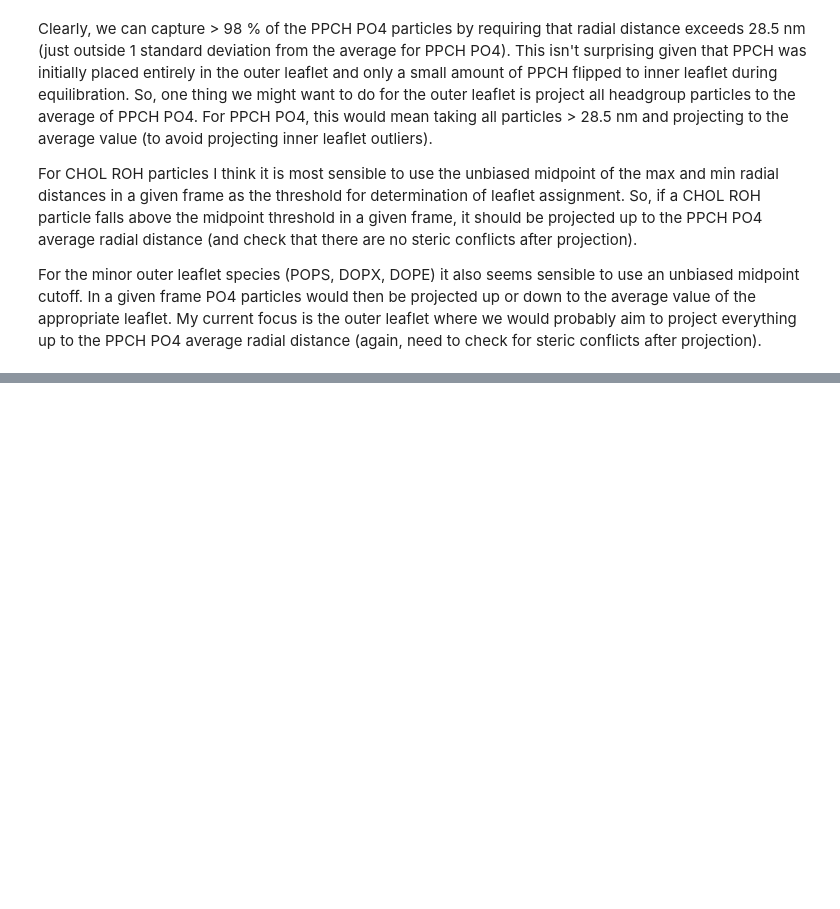
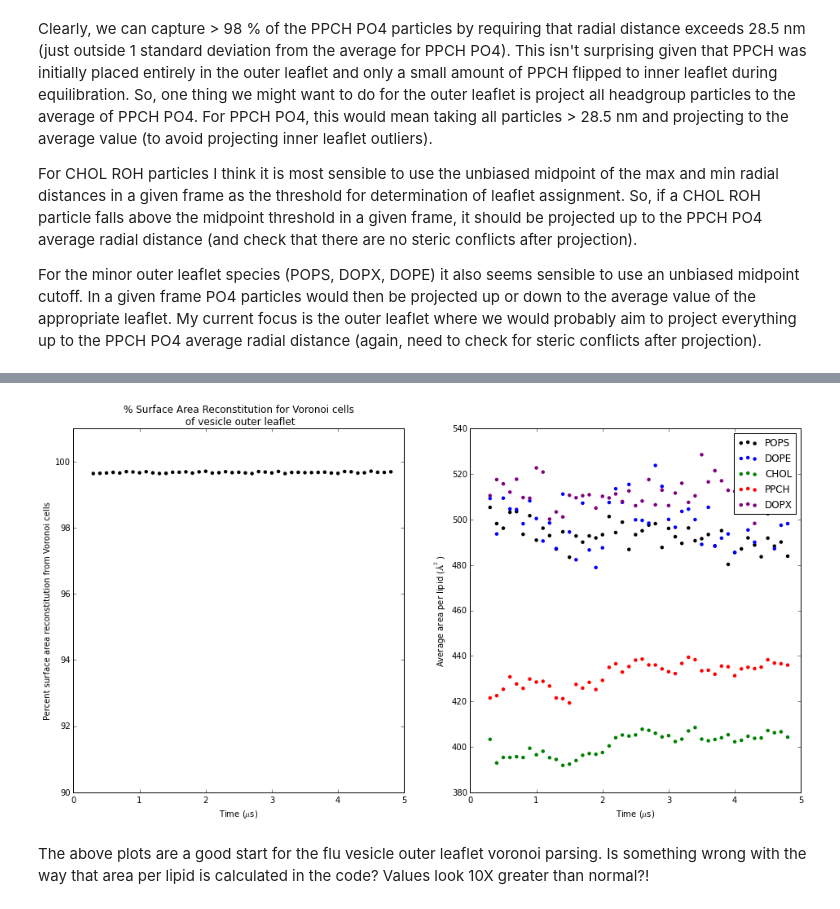
Before and after one commit to tylerjereddy/viral_voronoi_analysis, a Jupyter notebook: spherical_Voronoi_virus_analysis.ipynb, the cells around one changed output, grey strips where cells are left out. Cells and saved outputs as stored; diff of their text form; code cells hidden in the pictures; blank space fills up the shorter version.

```diff
--- a/spherical_Voronoi_virus_analysis.ipynb
+++ b/spherical_Voronoi_virus_analysis.ipynb
@@ -339,0 +340,32 @@ AssertionError: By definition, a Voronoi vertex must be equidistant to at least
+# %%
+#start plotting test vesicle outer leaflet voronoi analysis results from above
+fig2 = plt.figure()
+ax = fig2.add_subplot('121')
+array_time_values = numpy.array(list_frame_numbers) / 10000. #microseconds
+array_percent_surface_area_reconstitution = numpy.array(list_percent_surface_area_reconstitution)
+ax.scatter(array_time_values,array_percent_surface_area_reconstitution,c='black',edgecolor='None')
+ax.set_ylim(90,101)
+ax.set_xlim(0,5)
+ax.set_ylabel('Percent surface area reconstitution from Voronoi cells')
+ax.set_xlabel('Time ($\mu$s)')
+ax.set_title('% Surface Area Reconstitution for Voronoi cells\n of vesicle outer leaflet')
+ax2 = fig2.add_subplot('122')
+color_list = ['black','blue','green','red','purple']
+index = 0
+for residue_name, subdictionary in dictionary_headgroup_data.iteritems():
+    color = color_list[index]
+    array_voronoi_cell_areas = numpy.array(subdictionary['voronoi_cell_avg_values_list'])
+    array_voronoi_cell_std_dev = numpy.array(subdictionary['voronoi_cell_std_values_list'])
+    ax2.scatter(array_time_values,array_voronoi_cell_areas,label=residue_name,edgecolor='None',color=color)
+    index += 1
+ax2.legend()
+ax2.set_ylabel('Average area per lipid ($\AA^2$)')
+ax2.set_xlim(0,5)
+ax2.set_xlabel('Time ($\mu$s)')
+
+
+fig2.set_size_inches(16,8)
+# %% [output]
+[figure, added]
+# %% [markdown]
+The above plots are a good start for the flu vesicle outer leaflet voronoi parsing. Is something wrong with the way that area per lipid is calculated in the code? Values look 10X greater than normal?!
```
Also changed, not shown: parts of 1 cell of this notebook.
